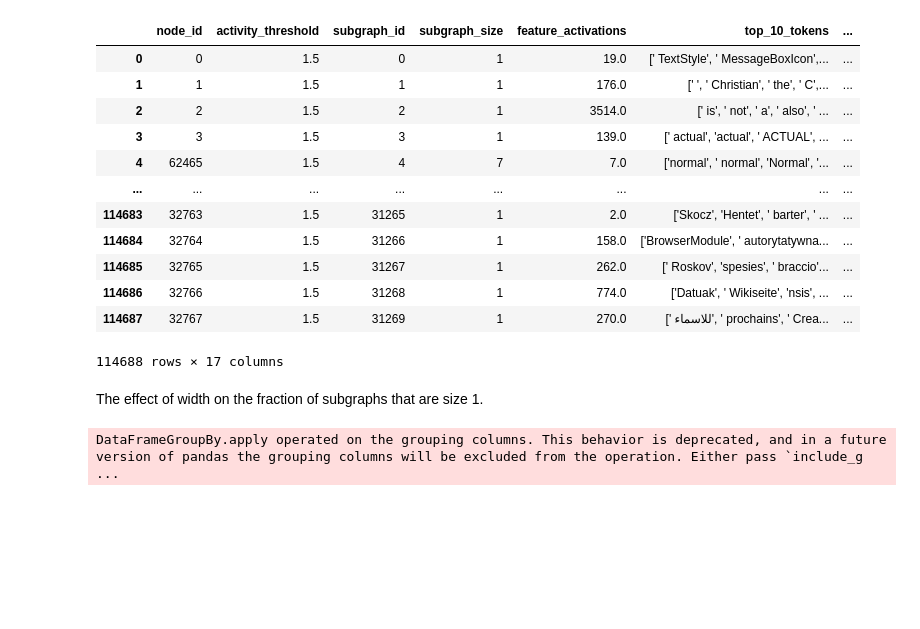
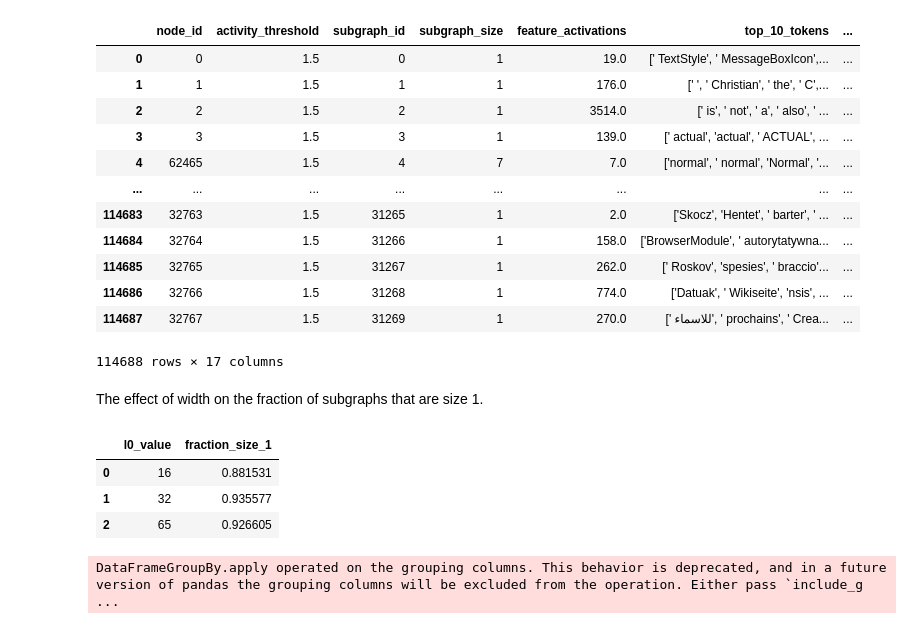
Before and after one commit to MClarke1991/sae_cooccurrence, a Jupyter notebook: src/size_effects/mean_subgraph_size.ipynb, the cells around one changed output. Saved outputs shown, nothing was run; the diff lists cells and outputs as text; code cells hidden in the pictures; blank space fills up the shorter version.

```diff
--- a/src/size_effects/mean_subgraph_size.ipynb
+++ b/src/size_effects/mean_subgraph_size.ipynb
@@ -309,48 +266,16 @@ fig.show()
 # %% [markdown]
 The effect of width on the fraction of subgraphs that are size 1.
-# %%
-# Calculate the fraction of subgraphs that are size 1
-fraction_size_1 = (
-    node_info_df_widths.groupby("width")
-    .apply(lambda x: (x["subgraph_size"] == 1).mean())
-    .reset_index()
-)
-fraction_size_1.columns = ["width", "fraction_size_1"]
-
-# Create a new figure for the fraction of size 1 subgraphs
-fig_fraction = go.Figure()
-
-fig_fraction.add_trace(
-    go.Scatter(
-        x=fraction_size_1["width"],
-        y=fraction_size_1["fraction_size_1"],
-        mode="markers+lines",
-        name="Fraction of size 1 subgraphs",
-        marker=dict(size=10, color="green"),
-        line=dict(color="green"),
-    )
-)
-
-fig_fraction.update_layout(
-    title="Fraction of Subgraphs of Size 1 vs Width",
-    xaxis_title="Width",
-    yaxis_title="Fraction of Subgraphs of Size 1",
-    height=800,
-    width=800,
-    yaxis=dict(range=[0, 1]),  # Set y-axis range from 0 to 1
-    legend=dict(yanchor="top", y=0.99, xanchor="right", x=0.99),
-)
-
-# Adjust x-axis to show all width values
-fig_fraction.update_xaxes(tickmode="array", tickvals=fraction_size_1["width"])
-
-# Save the plot as HTML and PNG
-fig_fraction.write_html(pj(output_dir, "fraction_size_1_subgraphs_vs_width.html"))
-fig_fraction.write_image(
-    pj(output_dir, "fraction_size_1_subgraphs_vs_width.png"), scale=4.0
-)
-
-# Display the plot
-fig_fraction.show()
-# %% [output]
-DataFrameGroupBy.apply operated on the grouping columns. This behavior is deprecated, and in a future version of pandas the grouping columns will be excluded from the operation. Either pass `include_g ...
+# %%
+fraction_size_1
+# %% [output]
+|  | l0_value | fraction_size_1 |
+| 0 | 16 | 0.881531 |
+| 1 | 32 | 0.935577 |
+| 2 | 65 | 0.926605 |
+# %%
+# Calculate the fraction of subgraphs that are size 1
+fraction_size_1 = calculate_fraction_size_1(node_info_df_widths, group_by="width")
+
+plot_fraction_size_1_subgraphs(fraction_size_1, output_dir_width, x_column="width")
+# %% [output]
+DataFrameGroupBy.apply operated on the grouping columns. This behavior is deprecated, and in a future version of pandas the grouping columns will be excluded from the operation. Either pass `include_g ...
```
Also changed, not shown: parts of 3 cells of this notebook.
